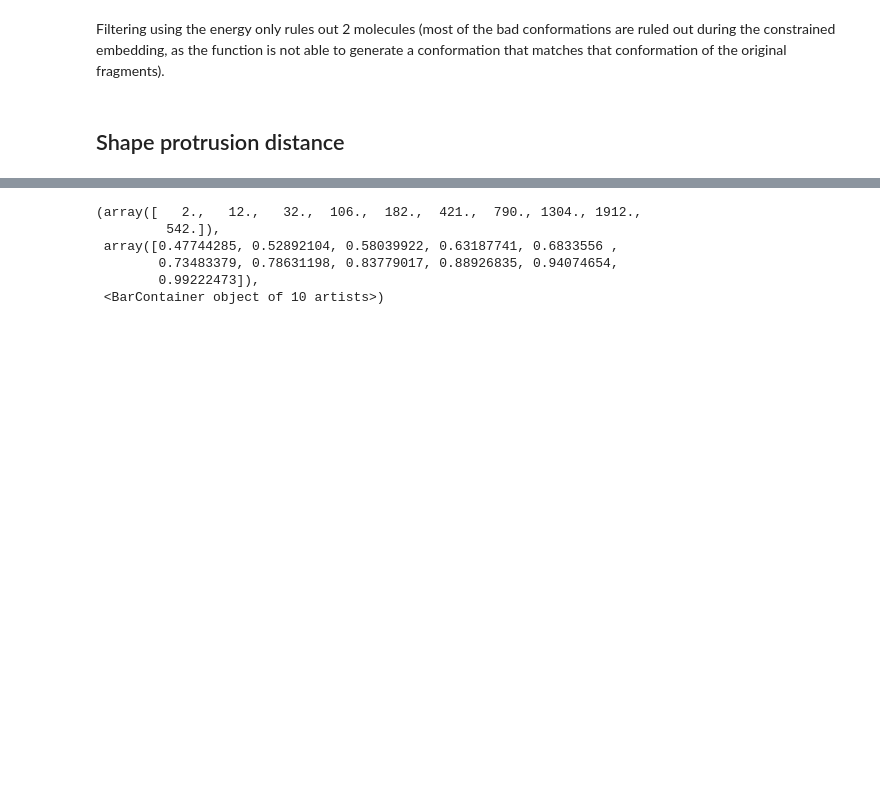
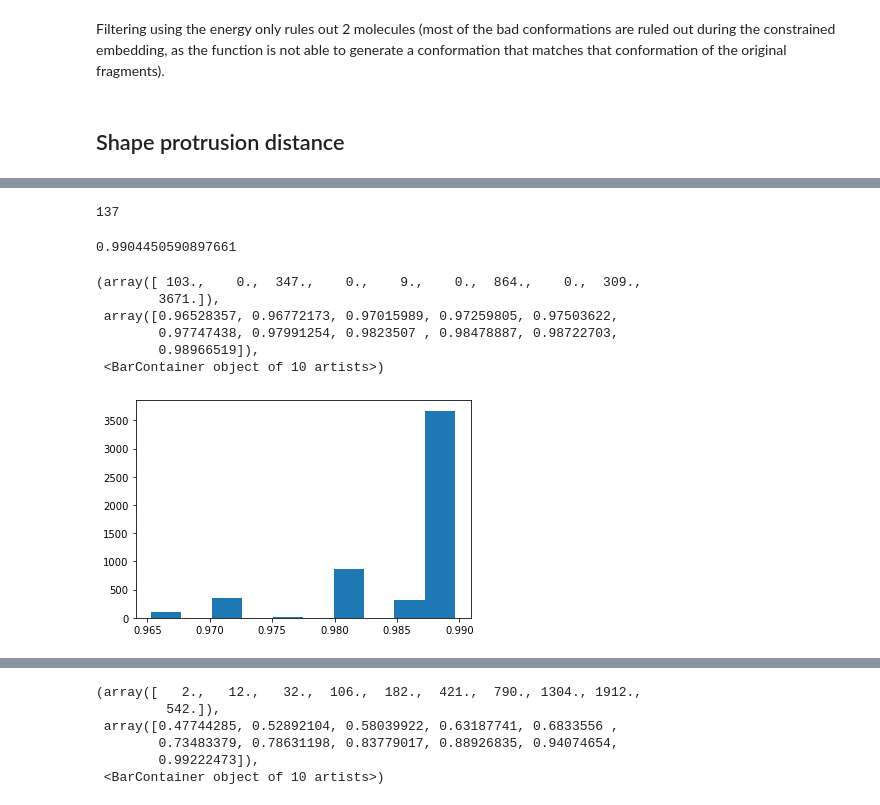
Before and after one commit to stephwills/fragment_network_merges, a Jupyter notebook: notebooks/archived/filtering.ipynb, the cells around one changed output, grey strips where cells are left out. Saved outputs shown, nothing was run; the diff lists cells and outputs as text; code cells hidden in the pictures; blank space fills up the shorter version.

```diff
--- a/notebooks/filtering.ipynb
+++ b/notebooks/archived/filtering.ipynb
@@ -164,3 +168,5 @@ Number of compounds removed: 3011
 Used constrained embedding to filter the merges. The proposed molecules are embedded while constraining the atoms that came from their respective fragment A and fragment B (3D coordinates for these atoms are added from the original mol files). This filters out many molecules with bad conformations as the embedding will fail.
 
 (code to get the structures gets quite convoluted - fix)
+# %%
+expansions = pd.read_csv('expansions_filtered.csv')
@@ -303,0 +346,5 @@ Filtering using the energy only rules out 2 molecules (most of the bad conformat
+# %%
+# get all the fragment a and b ids for indexing
+all_fraga_ids = [i for i in expansions['Fragment A']]
+all_fragb_ids = [i for i in expansions['Fragment B']]
+all_fragb_ids_cleaned = [i.replace('t', '') for i in all_fragb_ids]
@@ -303,0 +373,42 @@ Filtering using the energy only rules out 2 molecules (most of the bad conformat
+# %%
+filtered_dists = {}
+bad_dists = {}
+
+for i in mean_dists:
+    d = mean_dists[i]
+    if d >= 0.95:
+        filtered_dists[i] = d
+    else:
+        bad_dists[i] = d
+
+print(len(filtered_dists))
+# %% [output]
+137
+# %%
+import numpy as np
+protein_path = '/home/sabsr3/xchem/fragment_network_merges/data/Mpro/aligned/Mpro-FRAG_ID_0A/Mpro-FRAG_ID_0A_apo-desolv.pdb'
+
+a_mean_dists = {}
+b_mean_dists = {}
+
+for i in tqdm(embedded_merges):
+    mol = embedded_merges[i]
+    fraga = all_fraga_ids[i]
+    fragb = all_fragb_ids_cleaned[i]
+    fraga_path = protein_path.replace('FRAG_ID', fraga) # get the protein from the fragment file path
+    fragb_path = protein_path.replace('FRAG_ID', fragb)
+
+    # calculate protrusion between the merge and fragb mol
+    fraga_dist_a = rdShapeHelpers.ShapeProtrudeDist(fraga_dict[fraga], rdmolfiles.MolFromPDBFile(fraga_path))
+    fraga_dist_b = rdShapeHelpers.ShapeProtrudeDist(fraga_dict[fraga], rdmolfiles.MolFromPDBFile(fragb_path))
+    fragb_dist_a = rdShapeHelpers.ShapeProtrudeDist(fragb_dict[fragb], rdmolfiles.MolFromPDBFile(fraga_path))
+    fragb_dist_b = rdShapeHelpers.ShapeProtrudeDist(fragb_dict[fragb], rdmolfiles.MolFromPDBFile(fragb_path))
+
+    geo_mean_a = np.sqrt(fraga_dist_a * fraga_dist_b)
+    geo_mean_b = np.sqrt(fragb_dist_a * fragb_dist_b)
+    a_mean_dists[i] = geo_mean_a
+    b_mean_dists[i] = geo_mean_b
+# %%
+rdShapeHelpers.ShapeProtrudeDist(fragb_dict['x0678'], rdmolfiles.MolFromPDBFile('/home/sabsr3/xchem/fragment_network_merges/data/Mpro/aligned/Mpro-x0678_0A/Mpro-x0678_0A_apo-desolv.pdb'))
+# %% [output]
+0.9904450590897661
@@ -303,0 +421,10 @@ Filtering using the energy only rules out 2 molecules (most of the bad conformat
+# %%
+plt.hist(a_mean_dists.values())
+# %% [output]
+(array([ 103.,    0.,  347.,    0.,    9.,    0.,  864.,    0.,  309.,
+        3671.]),
+ array([0.96528357, 0.96772173, 0.97015989, 0.97259805, 0.97503622,
+        0.97747438, 0.97991254, 0.9823507 , 0.98478887, 0.98722703,
+        0.98966519]),
+ <BarContainer object of 10 artists>)
+[figure, added]
```
Also changed, not shown: parts of 35 cells of this notebook, 8 other files.
